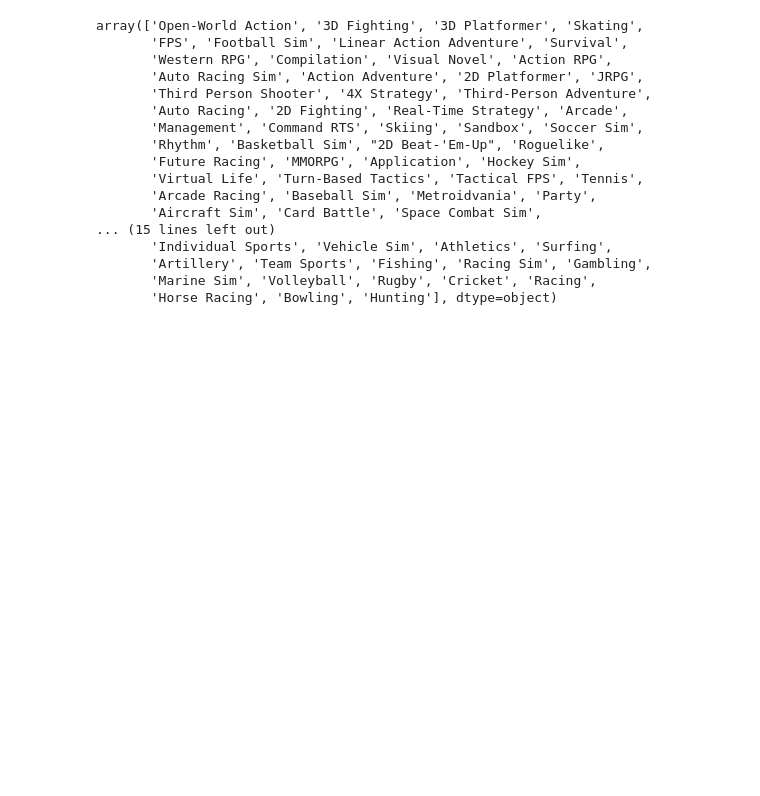
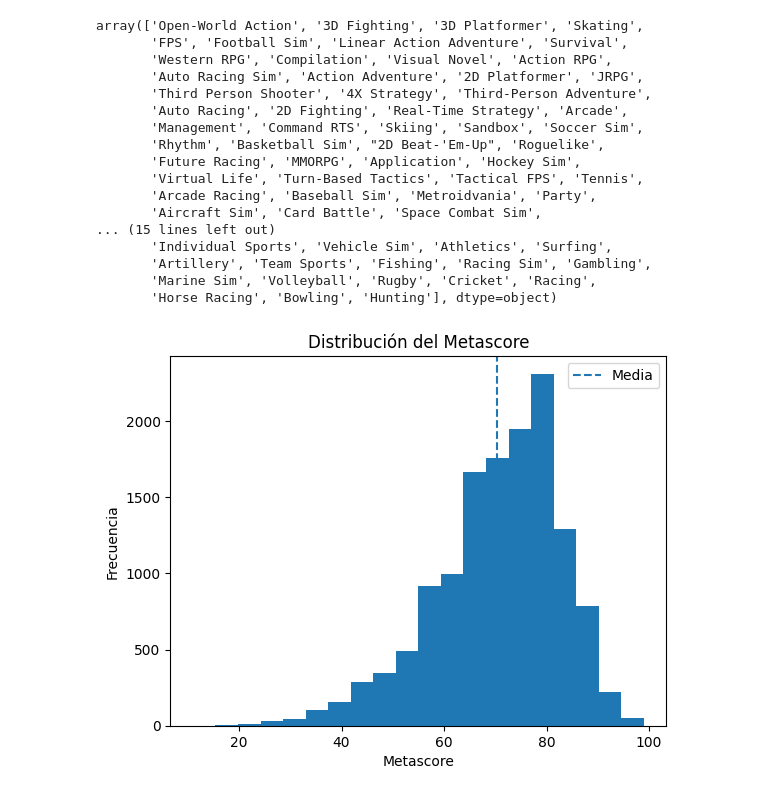
Before and after one commit to danmascarilla/Project_EDA, a Jupyter notebook: src/notebooks/pruebas.ipynb, the cells around one changed output. Drawn from its saved outputs; the diff is of its cells as text; code cells hidden in the pictures; blank space fills up the shorter version.

```diff
--- a/src/notebooks/pruebas.ipynb
+++ b/src/notebooks/pruebas.ipynb
@@ -225,3 +244,17 @@ array(['Open-World Action', '3D Fighting', '3D Platformer', 'Skating',
        'Artillery', 'Team Sports', 'Fishing', 'Racing Sim', 'Gambling',
        'Marine Sim', 'Volleyball', 'Rugby', 'Cricket', 'Racing',
        'Horse Racing', 'Bowling', 'Hunting'], dtype=object)
+# %%
+scores = df_meta['metascore'].dropna()
+
+plt.figure()
+plt.hist(scores, bins=20)
+plt.axvline(scores.mean(), linestyle='--', label='Media')
+
+plt.xlabel('Metascore')
+plt.ylabel('Frecuencia')
+plt.title('Distribución del Metascore')
+plt.legend()
+plt.show()
+# %% [output]
+[figure, added]
```
Also changed, not shown: parts of 7 cells of this notebook.
